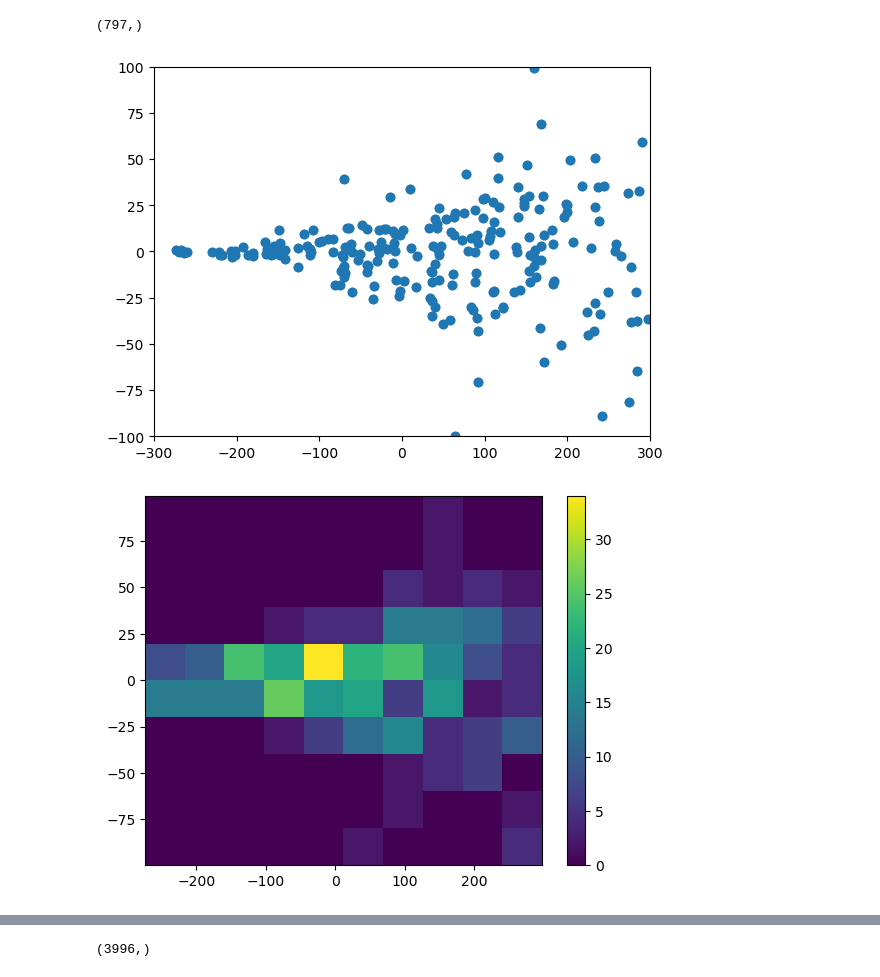
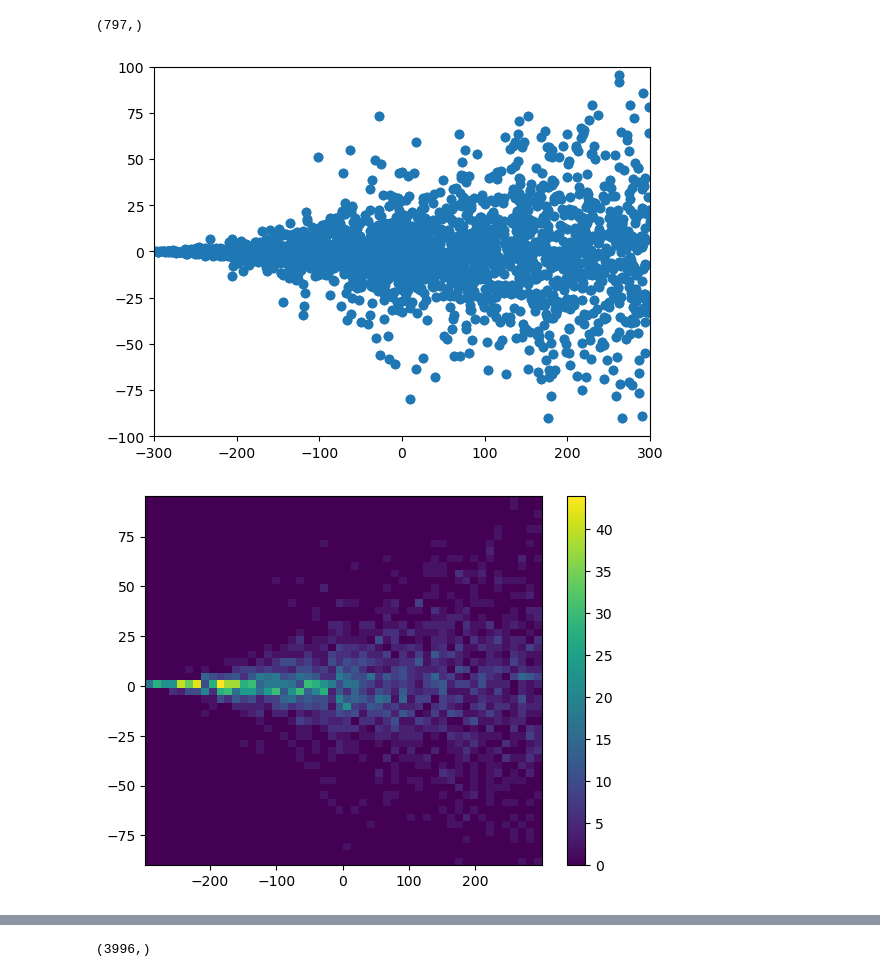
Before and after one commit to francescouni0/Online-Monitoring, a Jupyter notebook: radionuc.ipynb, the cells around one changed output, grey strips where cells are left out. Drawn from its saved outputs; the diff is of its cells as text; code cells hidden in the pictures.

```diff
--- a/radionuc.ipynb
+++ b/radionuc.ipynb
@@ -3,9 +3,9 @@ import pandas as pd
 import matplotlib.pyplot as plt
 import numpy as np
 import seaborn as sns
-csv_file_path1 = 'dati/C11_entering_particles.csv'
+csv_file_path1 = 'dati/radionucbigphantom/150/C11_entering_particles.csv'
 
-csv_file_path2 = 'dati/O15_entering_particles.csv'
+csv_file_path2 = 'dati/radionucbigphantom/150/O15_entering_particles.csv'
 
 df_C11 = pd.read_csv(csv_file_path1, delimiter=',', header=None, names=['Energy', 'X', 'Y', 'Z','evt'])
 df_O15 = pd.read_csv(csv_file_path2, delimiter=',', header=None, names=['Energy', 'X', 'Y', 'Z','evt'])
@@ -71,11 +72,11 @@ plt.xlim(-300,300)
 plt.ylim(-100,100)
 plt.show()
 # %% [output]
-[figure, old version]
+[figure, new version]
 # %%
-plt.hist2d(df_O15['X'], df_O15['Y'], bins=(10,10), cmap='viridis')
+plt.hist2d(df_O15['X'], df_O15['Y'], bins=(50,50), cmap='viridis')
 plt.colorbar()
 plt.show()
 # %% [output]
-[figure, old version]
+[figure, new version]
 # %%
```
Also changed, not shown: parts of 5 cells of this notebook, 3 other files.
